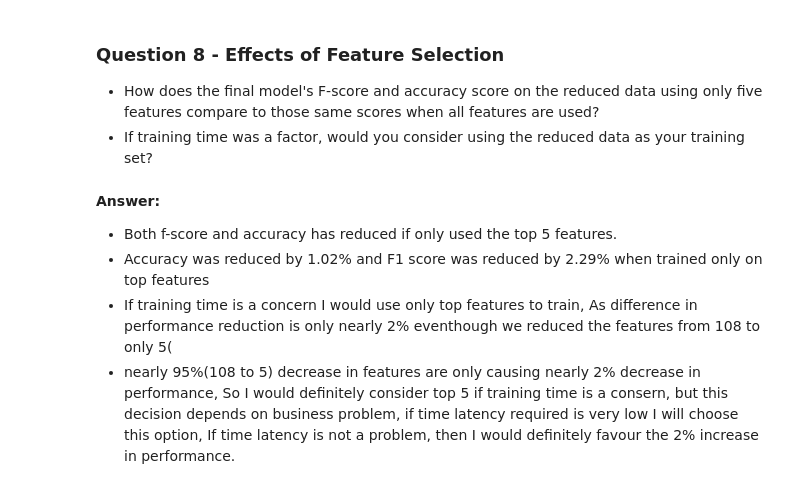
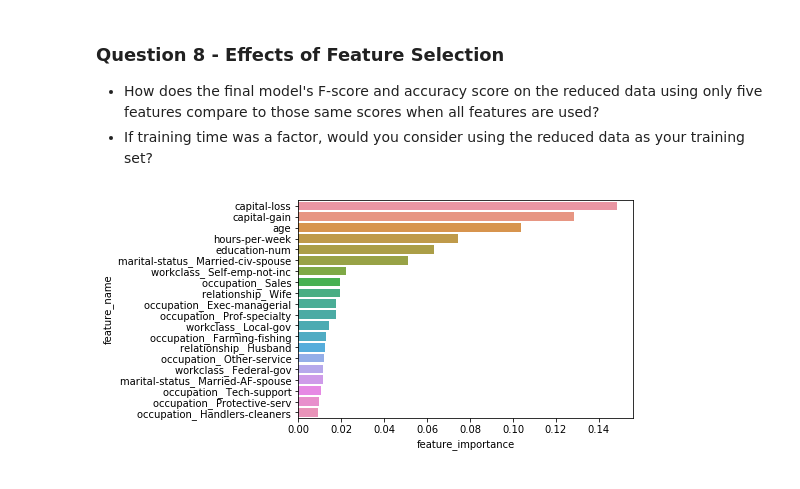
Before and after one commit to Kali-Dev/Find-Donors-for-CharityML, a Jupyter notebook: finding_donors.ipynb, the cells around one changed output. Drawn from its saved outputs; the diff is of its cells as text; code cells hidden in the pictures.

```diff
--- a/finding_donors.ipynb
+++ b/finding_donors.ipynb
@@ -673,9 +692,9 @@ F-score on testing data: 0.7229
 
 * How does the final model's F-score and accuracy score on the reduced data using only five features compare to those same scores when all features are used?
 * If training time was a factor, would you consider using the reduced data as your training set?
-# %% [markdown]
-**Answer:**
-- Both f-score and accuracy has reduced if only used the top 5 features.
-- Accuracy was reduced by 1.02% and F1 score was reduced by 2.29% when trained only on top features
-- If training time is a concern I would use only top features to train, As difference in performance reduction is only nearly 2% eventhough we reduced the features from 108 to only 5(
-- nearly 95%(108 to 5) decrease in features are only causing nearly 2% decrease in performance, So I would definitely consider top 5 if training time is a consern, but this decision depends on business problem, if time latency required is very low I will choose this option, If time latency is not a problem, then I would definitely favour the 2% increase in performance.
+# %%
+feature_df = pd.DataFrame(sorted(zip(grid_fit.best_estimator_.feature_importances_, X_train.columns), reverse=True), columns=['feature_importance', 'feature_name'])
+# %%
+sns.barplot(feature_df['feature_importance'][:20], feature_df['feature_name'][:20]);
+# %% [output]
+[figure, added]
```
Also changed, not shown: parts of 15 cells of this notebook.
